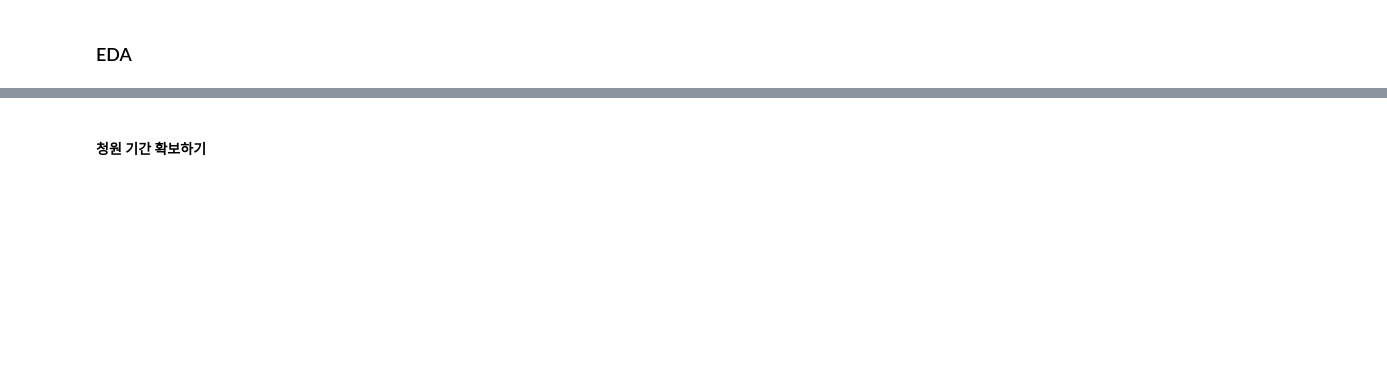
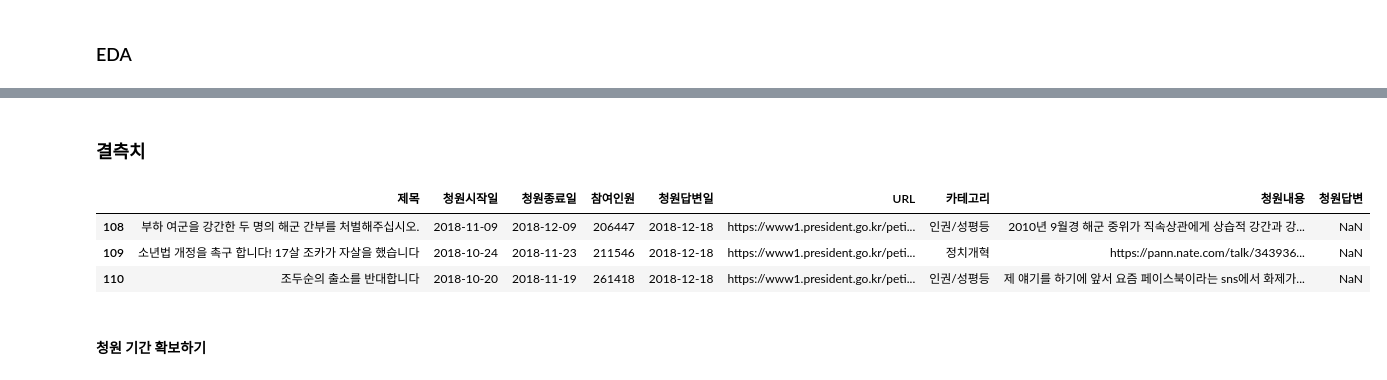
Before and after one commit to givemetarte/superhotpot, a Jupyter notebook: Intro to Data Science/청와대 청원 데이터 분석.ipynb, the cells around one changed output, grey strips where cells are left out. Cells and saved outputs as stored; diff of their text form; code cells hidden in the pictures; blank space fills up the shorter version.

```diff
--- a/Intro to Data Science/청와대 청원 데이터 분석.ipynb
+++ b/Intro to Data Science/청와대 청원 데이터 분석.ipynb
@@ -208,6 +208,16 @@ petition.head()
 | 2 | 세월호 전면재수사 | 2020-04-01 | 2020-05-01 | 216118 | 2020-06-01 | https://www1.president.go.kr/peti... | 기타 | 저는 세월호 희생자 단원고 2학년 6반 순범이 큰 누나 입니... | 안녕하십니까. 시민참여비서관 이기헌입니다. 「세월호 참사 전... |
 | 3 | 자가격리를 어기고 제주도 4박5일 여행.미국유학생 강남구 *... | 2020-03-27 | 2020-04-26 | 207563 | 2020-05-25 | https://www1.president.go.kr/peti... | 행정 | 2주 자가격리를 어기고 제주도 4박5일 여행을 다녀온 강남구... | 안녕하십니까. 사회정책비서관 정동일입니다. 오늘은 <수출용 ... |
 | 4 | 수출용 코로나19 진단키트 이름을 독도로 해주세요 | 2020-03-25 | 2020-04-24 | 385617 | 2020-05-25 | https://www1.president.go.kr/peti... | 기타 | 지금 우리나라뿐 아니라 모든 나라가 코로나19사태로 어려움을... | 안녕하십니까. 사회정책비서관 정동일입니다. 오늘은 <수출용 ... |
+# %% [markdown]
+### 결측치
+# %%
+# 결측치 채우기ㅋㅋ (수작업으로 해도 되구. )
+petition.iloc[[108,109,110]]
+# %% [output]
+|  | 제목 | 청원시작일 | 청원종료일 | 참여인원 | 청원답변일 | URL | 카테고리 | 청원내용 | 청원답변 |
+| 108 | 부하 여군을 강간한 두 명의 해군 간부를 처벌해주십시오. | 2018-11-09 | 2018-12-09 | 206447 | 2018-12-18 | https://www1.president.go.kr/peti... | 인권/성평등 | 2010년 9월경 해군 중위가 직속상관에게 상습적 강간과 강... | NaN |
+| 109 | 소년법 개정을 촉구 합니다! 17살 조카가 자살을 했습니다 | 2018-10-24 | 2018-11-23 | 211546 | 2018-12-18 | https://www1.president.go.kr/peti... | 정치개혁 | https://pann.nate.com/talk/343936... | NaN |
+| 110 | 조두순의 출소를 반대합니다 | 2018-10-20 | 2018-11-19 | 261418 | 2018-12-18 | https://www1.president.go.kr/peti... | 인권/성평등 | 제 얘기를 하기에 앞서 요즘 페이스북이라는 sns에서 화제가... | NaN |
 # %% [markdown]
 #### 청원 기간 확보하기
 # %%
```
Also changed, not shown: parts of 1 cell of this notebook, 3 other files.
